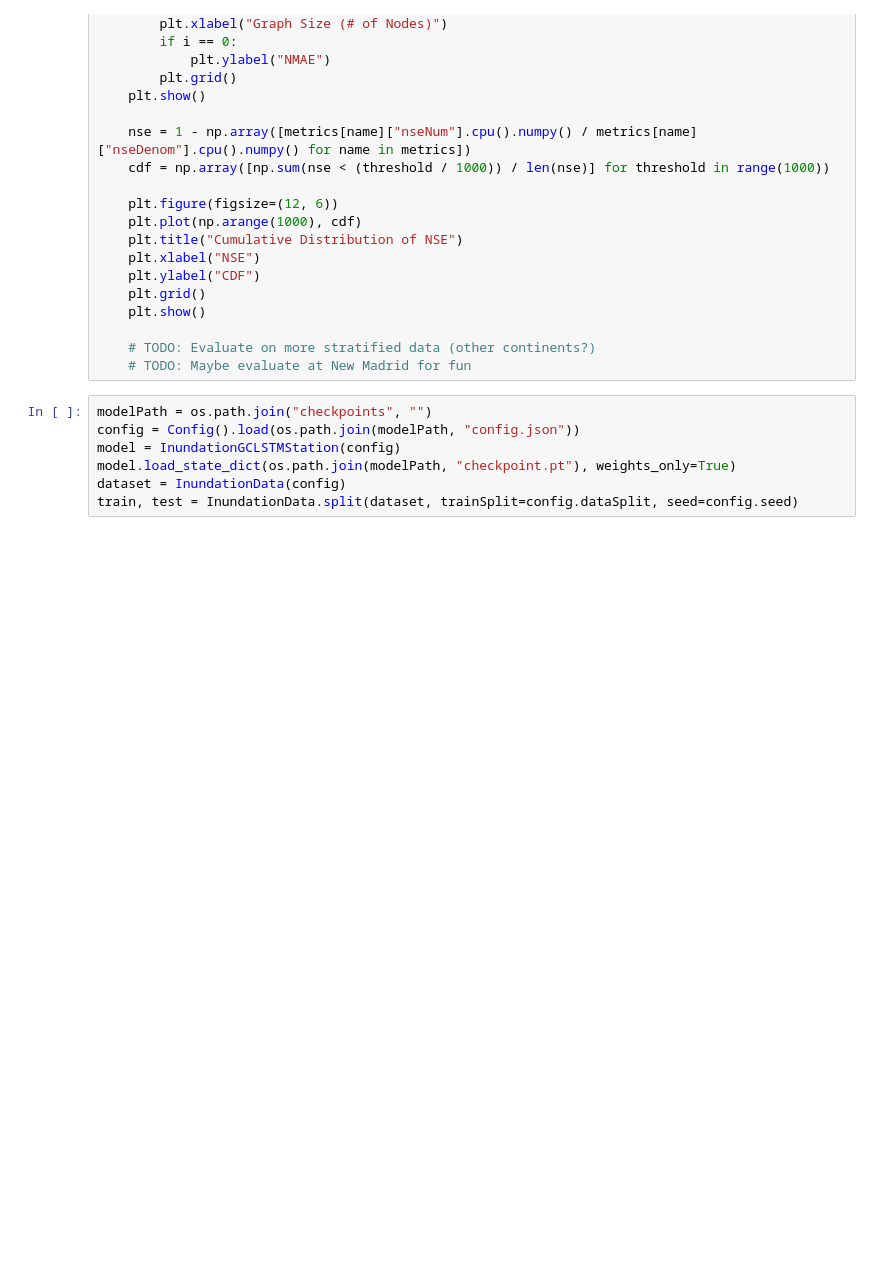
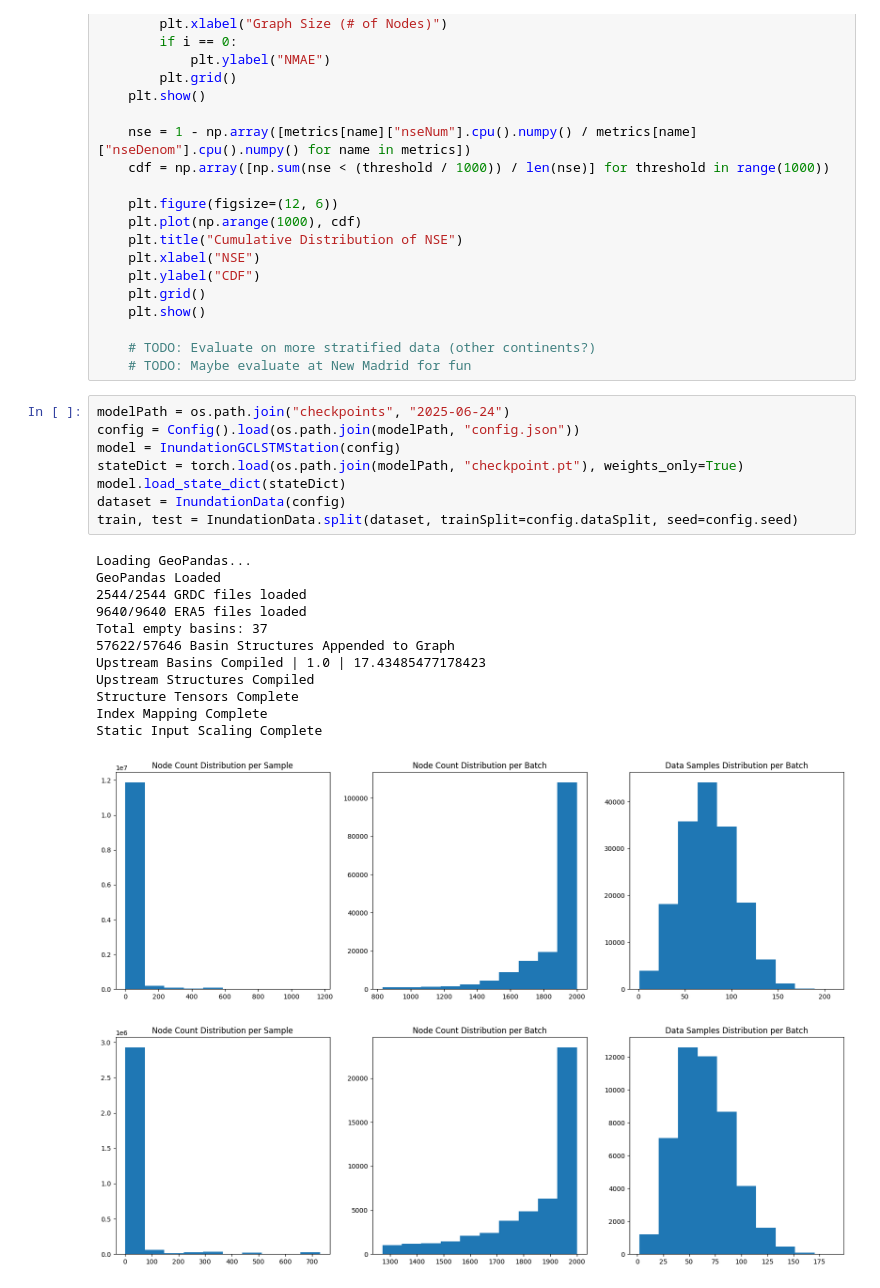
Before and after one commit to dylan-berndt/Inundation-Station, a Jupyter notebook: test.ipynb, the cells around one changed output. Drawn from its saved outputs; the diff is of its cells as text; blank space fills up the shorter version.

```diff
--- a/test.ipynb
+++ b/test.ipynb
@@ -137,11 +137,26 @@ def evalModel(config, model, test):
     # TODO: Evaluate on more stratified data (other continents?)
     # TODO: Maybe evaluate at New Madrid for fun
 # %%
-modelPath = os.path.join("checkpoints", "")
+modelPath = os.path.join("checkpoints", "2025-06-24")
 config = Config().load(os.path.join(modelPath, "config.json"))
 model = InundationGCLSTMStation(config)
-model.load_state_dict(os.path.join(modelPath, "checkpoint.pt"), weights_only=True)
+stateDict = torch.load(os.path.join(modelPath, "checkpoint.pt"), weights_only=True)
+model.load_state_dict(stateDict)
 dataset = InundationData(config)
 train, test = InundationData.split(dataset, trainSplit=config.dataSplit, seed=config.seed)
+# %% [output]
+Loading GeoPandas...
+GeoPandas Loaded
+2544/2544 GRDC files loaded
+9640/9640 ERA5 files loaded
+Total empty basins: 37
+57622/57646 Basin Structures Appended to Graph
+Upstream Basins Compiled | 1.0 | 17.43485477178423
+Upstream Structures Compiled
+Structure Tensors Complete
+Index Mapping Complete
+Static Input Scaling Complete
+[figure, added]
+[figure, added]
 # %%
 evalModel(config, model, test)
```
Also changed, not shown: parts of 1 cell of this notebook, 8 other files.
